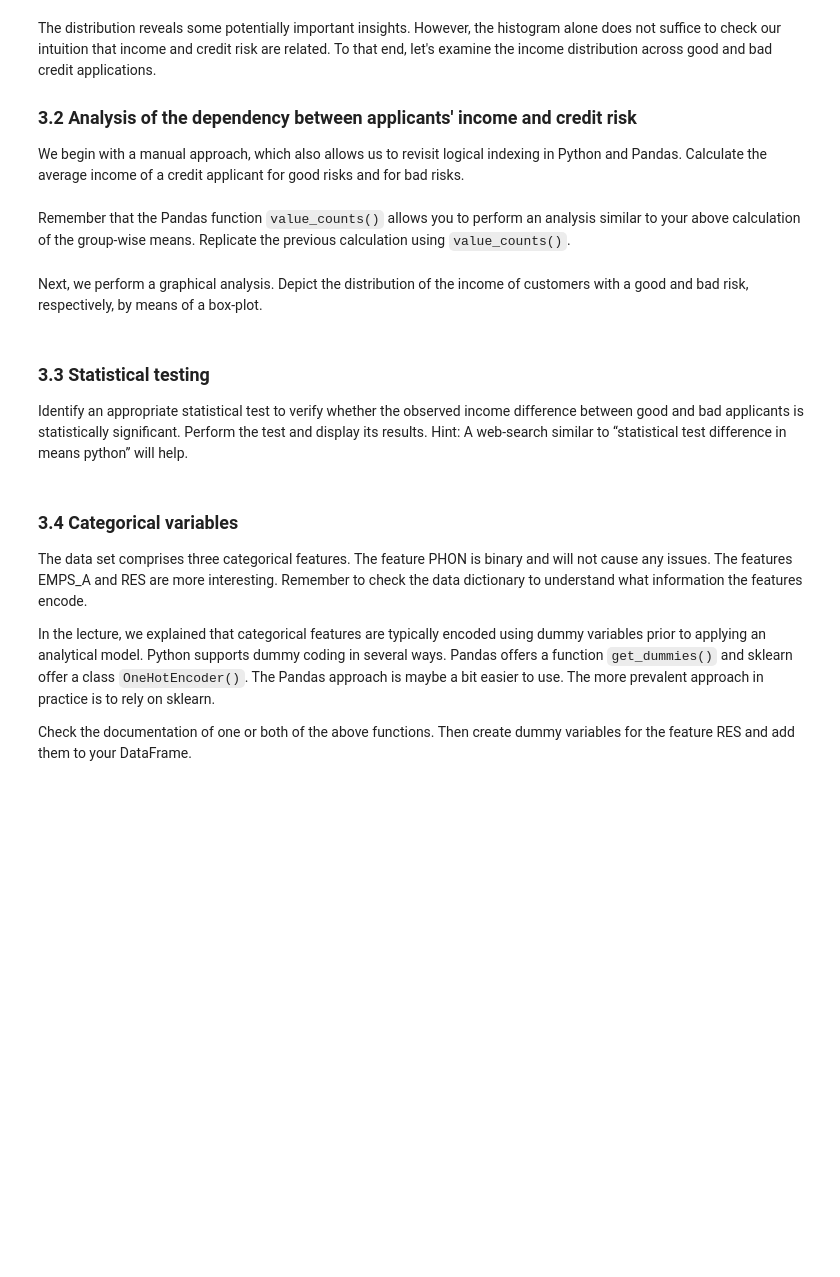
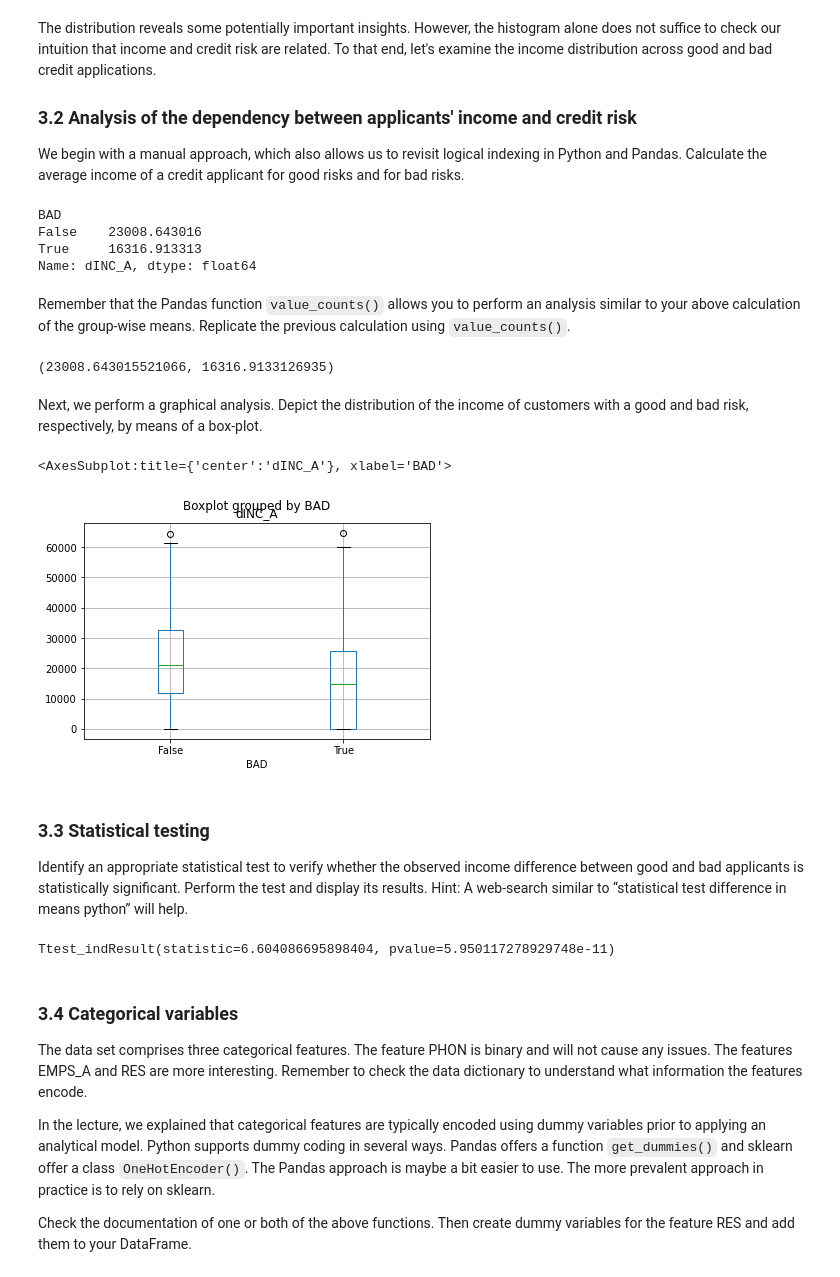
Before and after one commit to TaTo0101/bads, a Jupyter notebook: exercises/4_ex_data_prep.ipynb, the cells around one changed output. Drawn from its saved outputs; the diff is of its cells as text; code cells hidden in the pictures; blank space fills up the shorter version.

```diff
--- a/exercises/4_ex_data_prep.ipynb
+++ b/exercises/4_ex_data_prep.ipynb
@@ -32,5 +89,11 @@ The distribution reveals some potentially important insights. However, the histo
 We begin with a manual approach, which also allows us to revisit logical indexing in Python and Pandas. Calculate the average income of a credit applicant for good risks and for bad risks.
 # %%
 # Calculate the group-wise mean of dINC_A for good and bad risks using logical indexing
+data.groupby("BAD")["dINC_A"].mean()
+# %% [output]
+BAD
+False    23008.643016
+True     16316.913313
+Name: dINC_A, dtype: float64
 # %% [markdown]
 Remember that the Pandas function `value_counts()` allows you to perform an analysis similar to your above calculation of the group-wise means. Replicate the previous calculation using `value_counts()`.
@@ -39,7 +100,17 @@ Remember that the Pandas function `value_counts()` allows you to perform an anal
+# %%
+# Function value_counts()
+a,b = data["BAD"].value_counts()
+1/a * data.loc[data["BAD"] == 0, "dINC_A"].sum(), 1/b * data.loc[data["BAD"] == 1, "dINC_A"].sum()
+# %% [output]
+(23008.643015521066, 16316.9133126935)
 # %% [markdown]
 Next, we perform a graphical analysis. Depict the distribution of the income of customers with a good and bad risk, respectively, by means of a box-plot.
 # %%
 # Box plot
+data.boxplot("dINC_A", by = "BAD")
+# %% [output]
+<AxesSubplot:title={'center':'dINC_A'}, xlabel='BAD'>
+[figure, added]
 # %% [markdown]
 ### 3.3 Statistical testing
 Identify an appropriate statistical test to verify whether the observed income difference between good and bad applicants is statistically significant. Perform the test and display its results. Hint: A web-search similar to “statistical test difference in means python” will help.
@@ -48,3 +117,9 @@ Identify an appropriate statistical test to verify whether the observed income d
+# %%
+# Statistical testing of mean difference
+from scipy import stats
+stats.ttest_ind(data.loc[data["BAD"] == 0, "dINC_A"], data.loc[data["BAD"] == 1, "dINC_A"])
+# %% [output]
+Ttest_indResult(statistic=6.604086695898404, pvalue=5.950117278929748e-11)
 # %% [markdown]
 ### 3.4 Categorical variables
 The data set comprises three categorical features. The feature PHON is binary and will not cause any issues. The features EMPS_A and RES are more interesting. Remember to check the data dictionary to understand what information the features encode.
```
Also changed, not shown: parts of 13 cells of this notebook, 13 other files.
